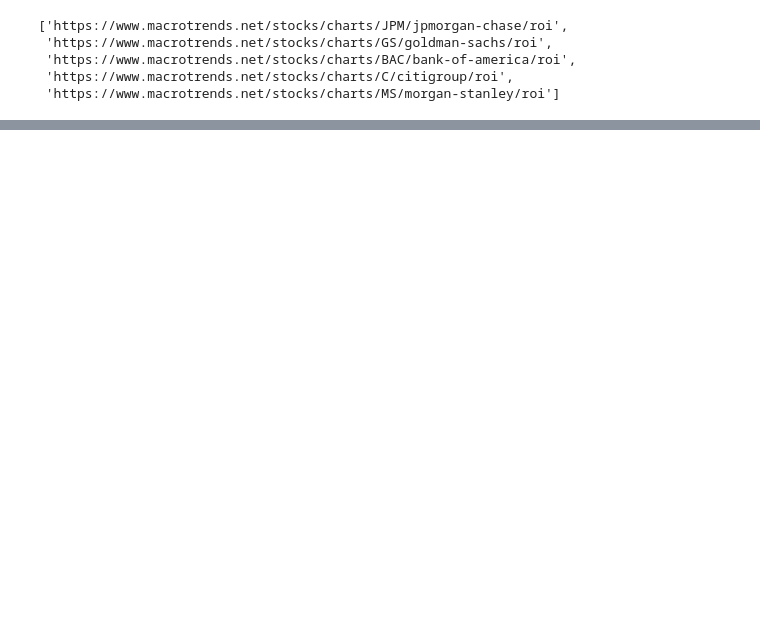
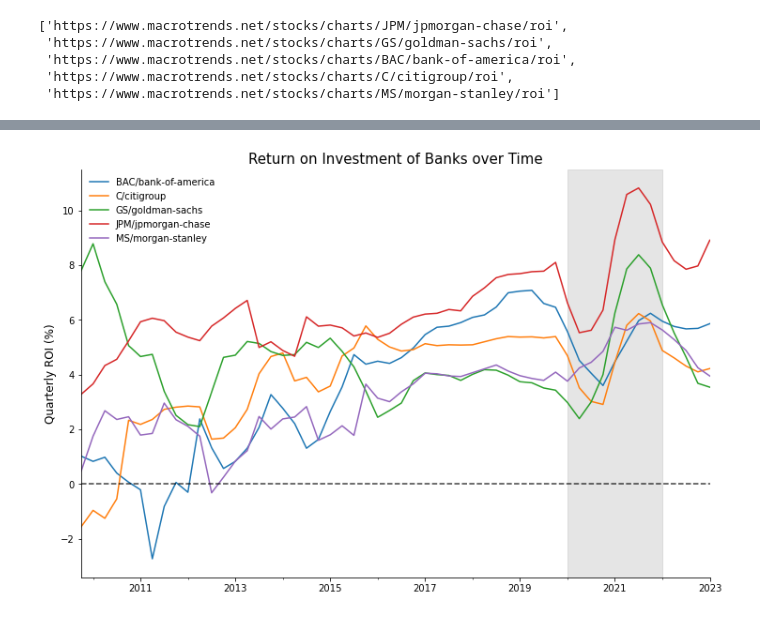
Before and after one commit to siyuan221/inv_bank, a Jupyter notebook: proj.ipynb, the cells around one changed output, grey strips where cells are left out. Cells and saved outputs as stored; diff of their text form; code cells hidden in the pictures; blank space fills up the shorter version.

```diff
--- a/proj.ipynb
+++ b/proj.ipynb
@@ -99,4 +91,5 @@ for url, bank in zip(get_url(roi_url), banks):
 
 df_roi = pd.concat(roi, ignore_index=True)
 # %%
-df_roi
+df_roi['Date'] = pd.to_datetime(df_roi['Date'])
+df_roi['ROI'] = df_roi['ROI'].str.replace('%', '').astype(float)
@@ -103,3 +98,26 @@ df_roi
+# %%
+roi_pivot = df_roi[['Date', 'ROI', 'Bank']].pivot(index='Date', columns='Bank', values='ROI')
+# %%
+fig, ax = plt.subplots(figsize=(12,8))
+
+roi_pivot.plot(ax=ax)
+
+ax.legend(loc='upper left', frameon=False)
+
+ax.set_xlabel('')
+ax.set_ylabel('Quarterly ROI (%)', fontsize=12)
+ax.set_title('Return on Investment of Banks over Time', fontsize=15)
+
+ax.axhline(y=0, linestyle='--', color='black', alpha=0.75)
+
+ax.spines['top'].set_visible(False)
+ax.spines['right'].set_visible(False)
+
+ax.axvspan('2020-01-01', '2022-01-01', alpha=0.2, color='gray')
+
+plt.show()
+# %% [output]
+[figure, added]
 # %%
 # merged df for banks
 banking = pd.merge(df_rev, df_roi, how='inner', on=['Date','Bank'])
```
Also changed, not shown: parts of 18 cells of this notebook.
